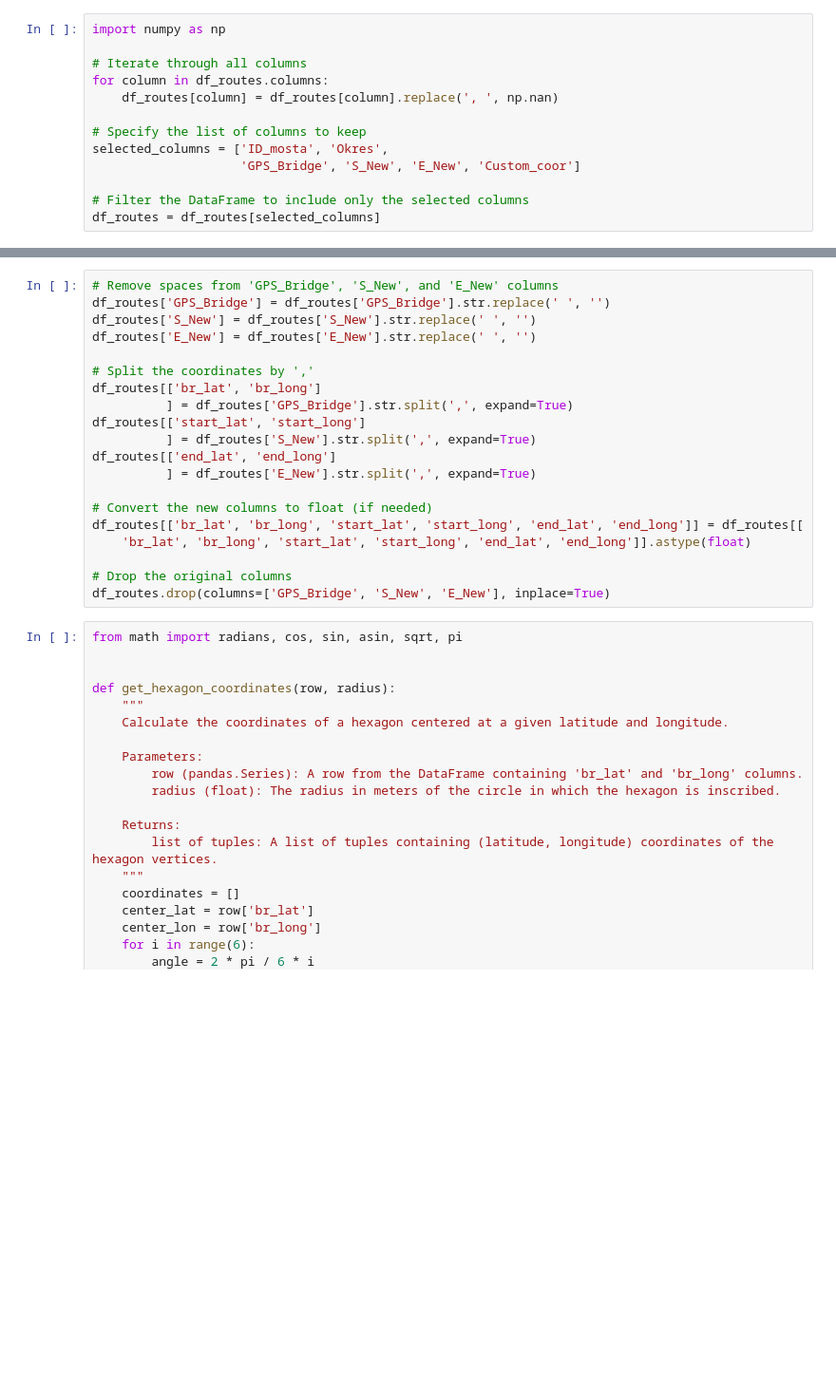
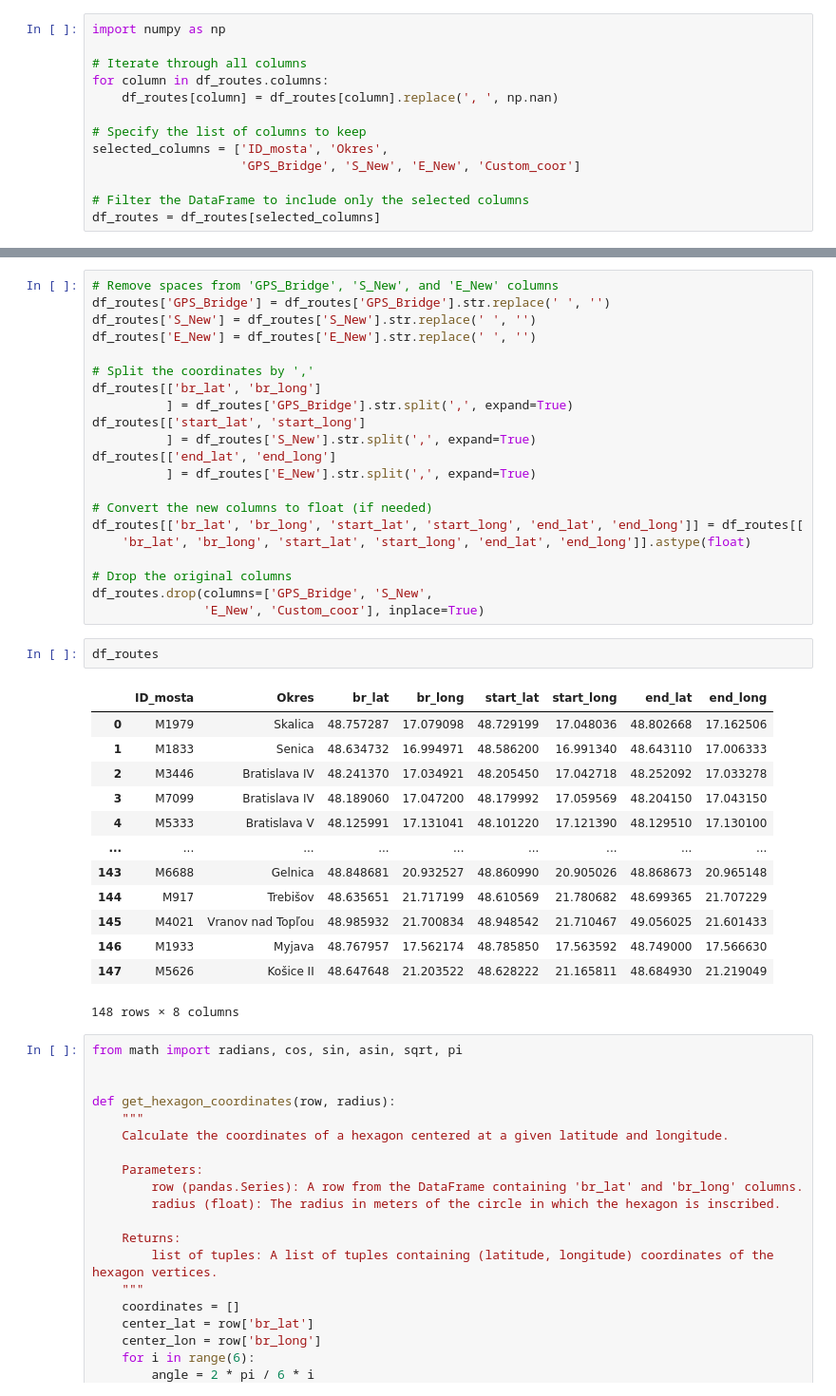
Before and after one commit to Medvedku/Bridges, a Jupyter notebook: Trasový_vplyv/01_script_to_get_responses.ipynb, the cells around one changed output, grey strips where cells are left out. Shown at 95% size. Drawn from its saved outputs; the diff is of its cells as text; blank space fills up the shorter version.

```diff
--- a/Trasový_vplyv/01_script_to_get_responses.ipynb
+++ b/Trasový_vplyv/01_script_to_get_responses.ipynb
@@ -42,7 +58,24 @@ df_routes[['br_lat', 'br_long', 'start_lat', 'start_long', 'end_lat', 'end_long'
     'br_lat', 'br_long', 'start_lat', 'start_long', 'end_lat', 'end_long']].astype(float)
 
 # Drop the original columns
-df_routes.drop(columns=['GPS_Bridge', 'S_New', 'E_New'], inplace=True)
+df_routes.drop(columns=['GPS_Bridge', 'S_New',
+               'E_New', 'Custom_coor'], inplace=True)
+# %%
+df_routes
+# %% [output]
+|  | ID_mosta | Okres | br_lat | br_long | start_lat | start_long | end_lat | end_long |
+| 0 | M1979 | Skalica | 48.757287 | 17.079098 | 48.729199 | 17.048036 | 48.802668 | 17.162506 |
+| 1 | M1833 | Senica | 48.634732 | 16.994971 | 48.586200 | 16.991340 | 48.643110 | 17.006333 |
+| 2 | M3446 | Bratislava IV | 48.241370 | 17.034921 | 48.205450 | 17.042718 | 48.252092 | 17.033278 |
+| 3 | M7099 | Bratislava IV | 48.189060 | 17.047200 | 48.179992 | 17.059569 | 48.204150 | 17.043150 |
+| 4 | M5333 | Bratislava V | 48.125991 | 17.131041 | 48.101220 | 17.121390 | 48.129510 | 17.130100 |
+| ... | ... | ... | ... | ... | ... | ... | ... | ... |
+| 143 | M6688 | Gelnica | 48.848681 | 20.932527 | 48.860990 | 20.905026 | 48.868673 | 20.965148 |
+| 144 | M917 | Trebišov | 48.635651 | 21.717199 | 48.610569 | 21.780682 | 48.699365 | 21.707229 |
+| 145 | M4021 | Vranov nad Topľou | 48.985932 | 21.700834 | 48.948542 | 21.710467 | 49.056025 | 21.601433 |
+| 146 | M1933 | Myjava | 48.767957 | 17.562174 | 48.785850 | 17.563592 | 48.749000 | 17.566630 |
+| 147 | M5626 | Košice II | 48.647648 | 21.203522 | 48.628222 | 21.165811 | 48.684930 | 21.219049 |
+148 rows × 8 columns
 # %%
 from math import radians, cos, sin, asin, sqrt, pi
 
```
Also changed, not shown: parts of 1 cell of this notebook, 8 other files.
